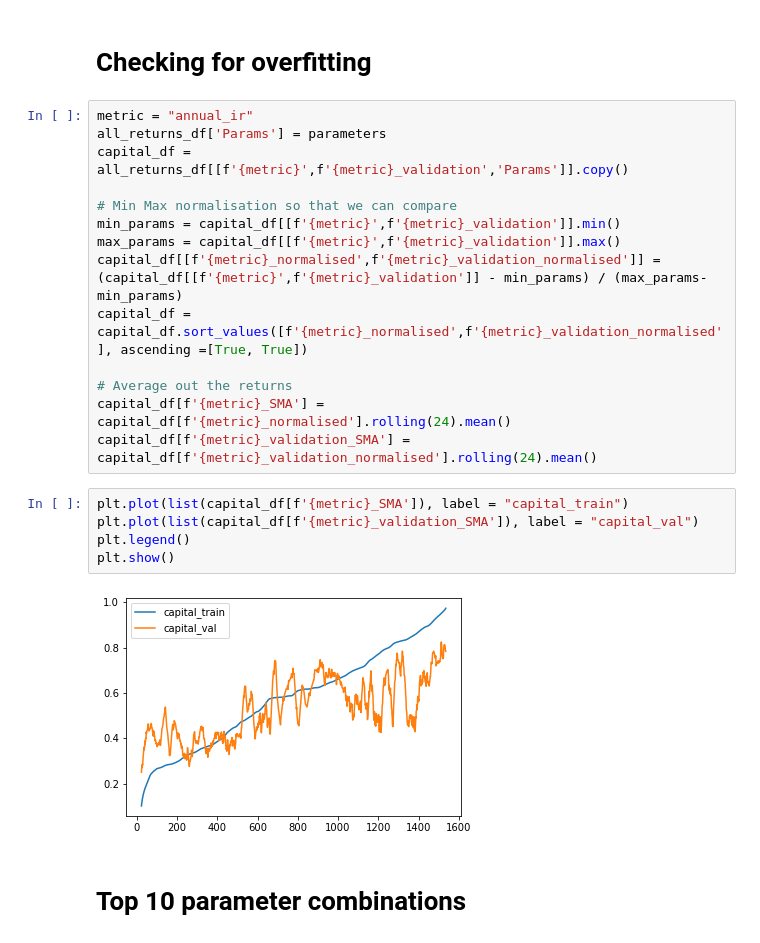
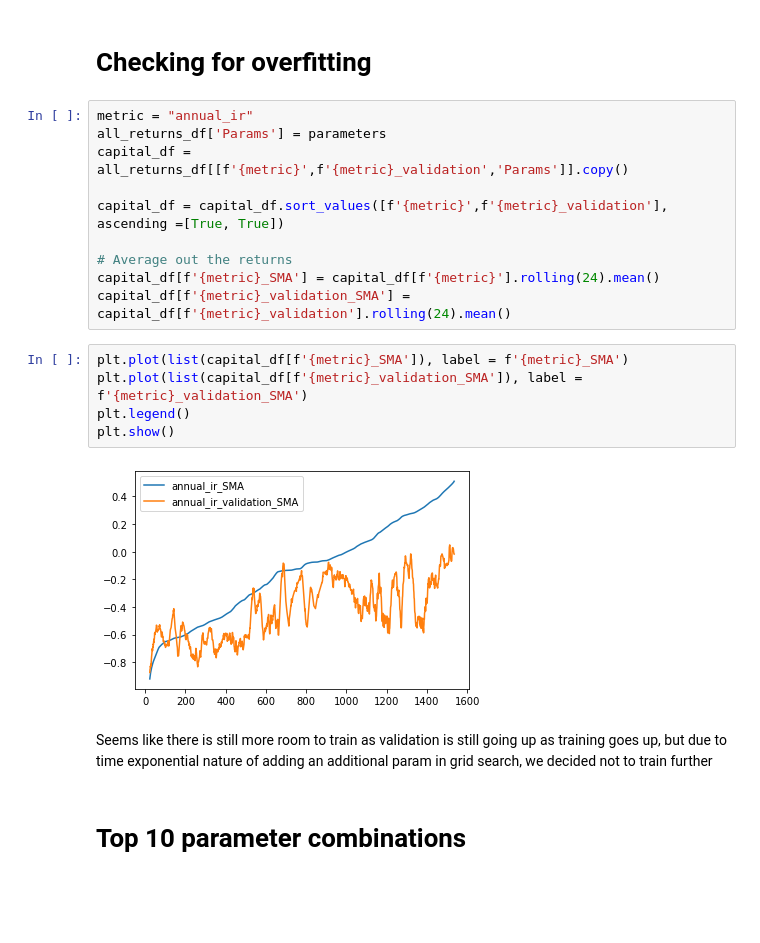
Before and after one commit to siddharthgohil/Trading_with_MACDnSMA, a Jupyter notebook: SMACD_Event_Based.ipynb, the cells around one changed output. Saved outputs shown, nothing was run; the diff lists cells and outputs as text; blank space fills up the shorter version.

```diff
--- a/SMACD_Event_Based.ipynb
+++ b/SMACD_Event_Based.ipynb
@@ -758,22 +758,20 @@ metric = "annual_ir"
 all_returns_df['Params'] = parameters
 capital_df = all_returns_df[[f'{metric}',f'{metric}_validation','Params']].copy()
 
-# Min Max normalisation so that we can compare
-min_params = capital_df[[f'{metric}',f'{metric}_validation']].min()
-max_params = capital_df[[f'{metric}',f'{metric}_validation']].max()
-capital_df[[f'{metric}_normalised',f'{metric}_validation_normalised']] = (capital_df[[f'{metric}',f'{metric}_validation']] - min_params) / (max_params- min_params)
-capital_df = capital_df.sort_values([f'{metric}_normalised',f'{metric}_validation_normalised'], ascending =[True, True])
+capital_df = capital_df.sort_values([f'{metric}',f'{metric}_validation'], ascending =[True, True])
 
 # Average out the returns
-capital_df[f'{metric}_SMA'] = capital_df[f'{metric}_normalised'].rolling(24).mean()
-capital_df[f'{metric}_validation_SMA'] = capital_df[f'{metric}_validation_normalised'].rolling(24).mean()
+capital_df[f'{metric}_SMA'] = capital_df[f'{metric}'].rolling(24).mean()
+capital_df[f'{metric}_validation_SMA'] = capital_df[f'{metric}_validation'].rolling(24).mean()
 # %%
-plt.plot(list(capital_df[f'{metric}_SMA']), label = "capital_train")
-plt.plot(list(capital_df[f'{metric}_validation_SMA']), label = "capital_val")
+plt.plot(list(capital_df[f'{metric}_SMA']), label = f'{metric}_SMA')
+plt.plot(list(capital_df[f'{metric}_validation_SMA']), label = f'{metric}_validation_SMA')
 plt.legend()
 plt.show()
 # %% [output]
-[figure, old version]
+[figure, new version]
+# %% [markdown]
+Seems like there is still more room to train as validation is still going up as training goes up, but due to time exponential nature of adding an additional param in grid search, we decided not to train further
 # %% [markdown]
 # Top 10 parameter combinations
 # %% [markdown]
```
Also changed, not shown: parts of 8 cells of this notebook, 1 other file.
